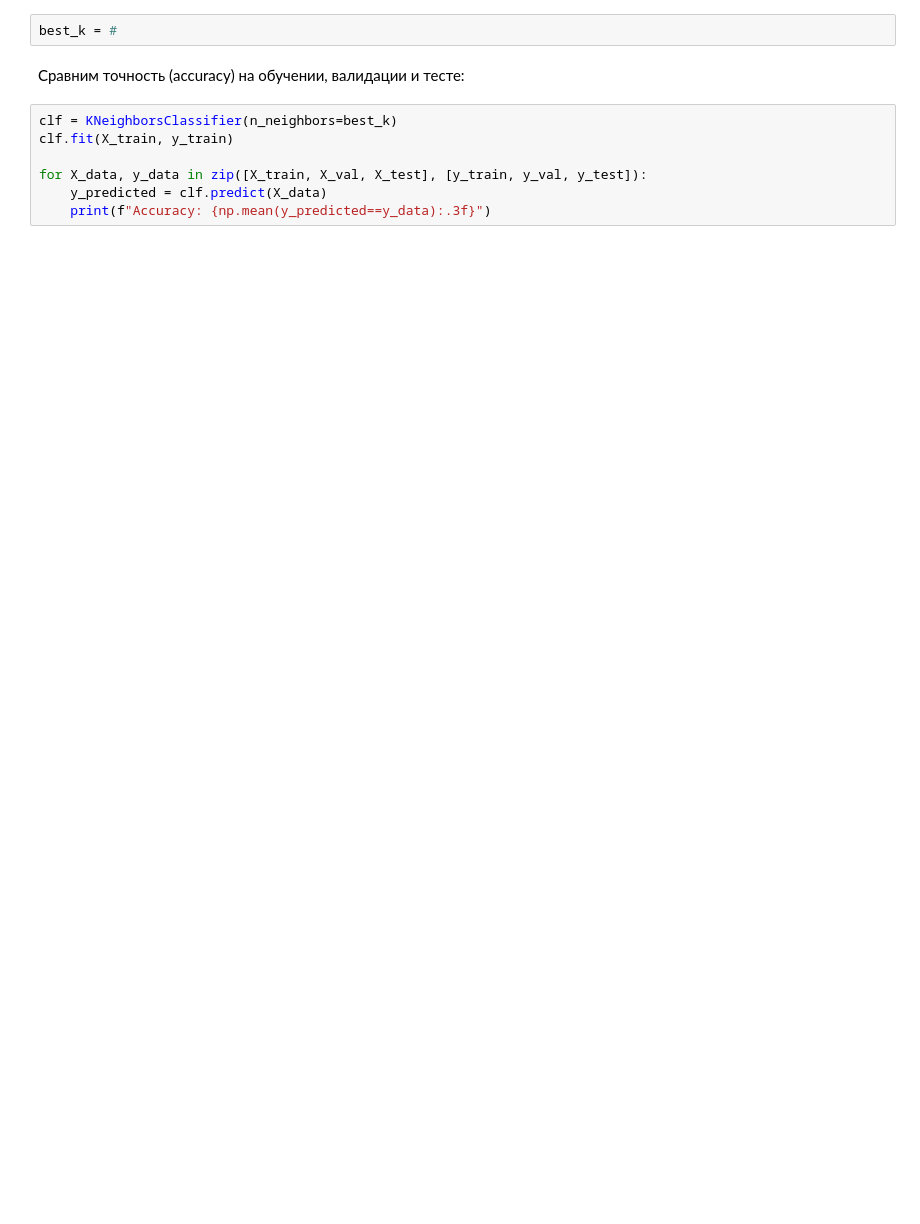
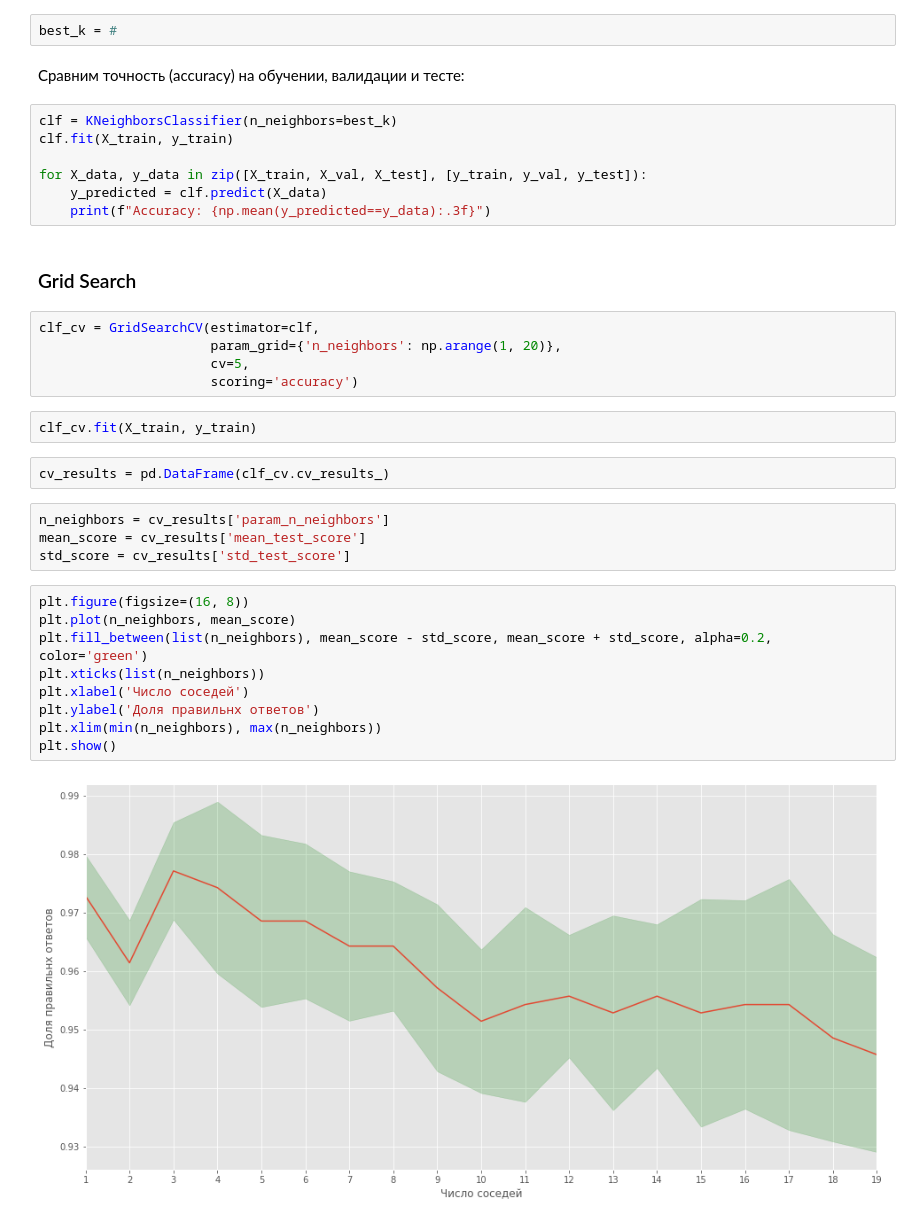
Before and after one commit to AsyaKarpova/ml_nes_2021, a Jupyter notebook: sem3/sem3_knn.ipynb, the cells around one changed output. Saved outputs shown, nothing was run; the diff lists cells and outputs as text; blank space fills up the shorter version.

```diff
--- a/sem3/sem3_knn.ipynb
+++ b/sem3/sem3_knn.ipynb
@@ -131,3 +135,29 @@ clf.fit(X_train, y_train)
 for X_data, y_data in zip([X_train, X_val, X_test], [y_train, y_val, y_test]):
     y_predicted = clf.predict(X_data)
     print(f"Accuracy: {np.mean(y_predicted==y_data):.3f}")
+# %% [markdown]
+### Grid Search
+# %%
+clf_cv = GridSearchCV(estimator=clf,
+                      param_grid={'n_neighbors': np.arange(1, 20)},
+                      cv=5,
+                      scoring='accuracy')
+# %%
+clf_cv.fit(X_train, y_train)
+# %%
+cv_results = pd.DataFrame(clf_cv.cv_results_)
+# %%
+n_neighbors = cv_results['param_n_neighbors']
+mean_score = cv_results['mean_test_score']
+std_score = cv_results['std_test_score']
+# %%
+plt.figure(figsize=(16, 8))
+plt.plot(n_neighbors, mean_score)
+plt.fill_between(list(n_neighbors), mean_score - std_score, mean_score + std_score, alpha=0.2, color='green')
+plt.xticks(list(n_neighbors))
+plt.xlabel('Число соседей')
+plt.ylabel('Доля правильнх ответов')
+plt.xlim(min(n_neighbors), max(n_neighbors))
+plt.show()
+# %% [output]
+[figure, added]
```
Also changed, not shown: parts of 2 cells of this notebook.
